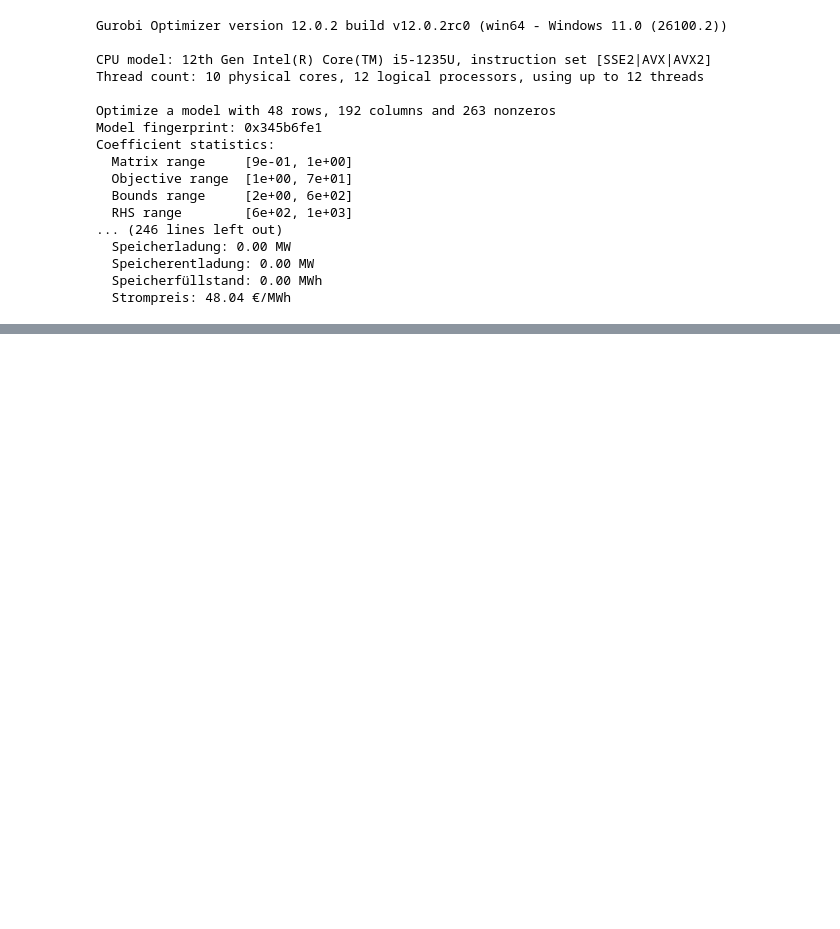
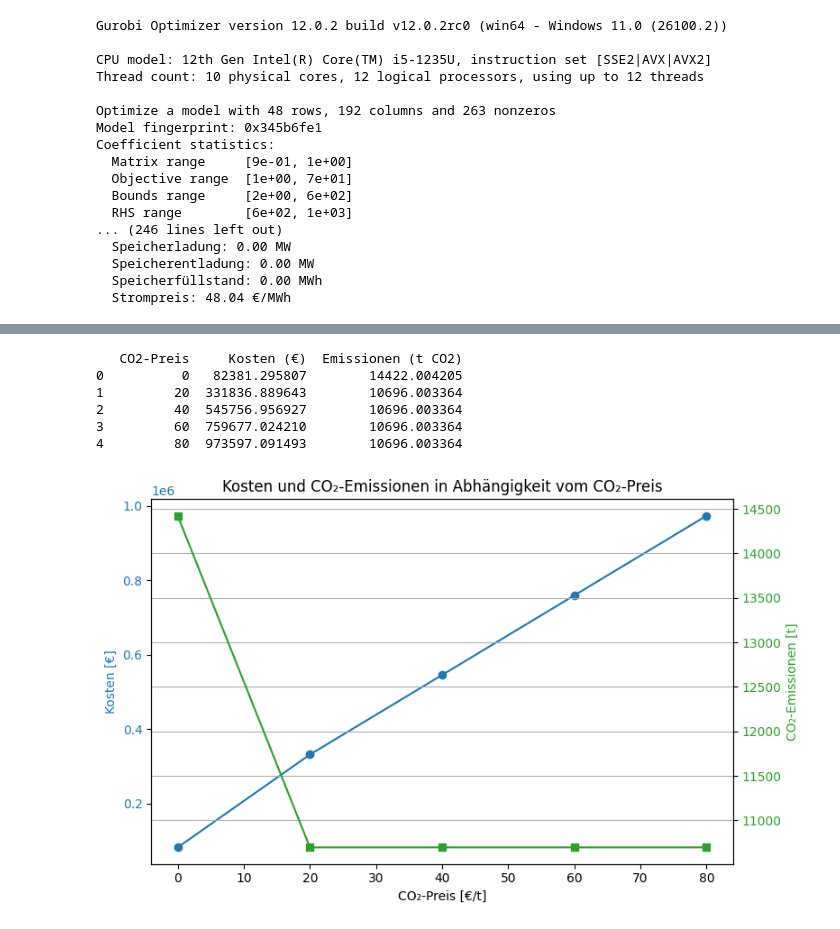
Before and after one commit to PeterGeyrhofer2103/Energiemodelle--Analysen, a Jupyter notebook: Exercise3/exercise3.ipynb, the cells around one changed output, grey strips where cells are left out. Drawn from its saved outputs; the diff is of its cells as text; code cells hidden in the pictures; blank space fills up the shorter version.

```diff
--- a/Exercise3/exercise3.ipynb
+++ b/Exercise3/exercise3.ipynb
@@ -216,7 +220,7 @@ strompreis_liste = []
 kraftwerksnamen = ["Wind","PV","GuD", "Gasturbine", "Kohle"]
 n_units = 5  # Anzahl Kraftwerke
 load = df_load['Last Winter [MW]']  # Beispiel-Lastkurve
-co2_faktoren = [0,0,CO2_ngas, CO2_ngas, CO2_coal]
+co2_faktoren = [0,0,CO2_gud, CO2_gas, CO2_coal]
 mc = [[mc_Wind]*T,[mc_PV]*T, [mc_gud] * T,[mc_gas] * T,[mc_coal] * T] # Grenzkosten
 
 # Maximale Leistung pro Einheit (z.B. 100 MW)
@@ -452,0 +771,13 @@ Coefficient statistics:
+# %%
+emissions_daten = []
+
+for t in range(T):
+    for i in range(n_units):
+        if co2_faktoren[i] > 0:
+            emissions_daten.append({
+                "Stunde": t,
+                "Kraftwerk": kraftwerksnamen[i],
+                "CO2 (t)": co2_faktoren[i] * p[i, t].X
+            })
+
+df_emissions = pd.DataFrame(emissions_daten)
@@ -452,0 +922,33 @@ Coefficient statistics:
+# %%
+df_results = pd.DataFrame(results)
+# %% [output]
+   CO2-Preis     Kosten (€)  Emissionen (t CO2)
+0          0   82381.295807        14422.004205
+1         20  331836.889643        10696.003364
+2         40  545756.956927        10696.003364
+3         60  759677.024210        10696.003364
+4         80  973597.091493        10696.003364
+# %%
+fig, ax1 = plt.subplots(figsize=(8, 5))
+
+# Erste Achse: Kosten
+color = 'tab:blue'
+ax1.set_xlabel('CO₂-Preis [€/t]')
+ax1.set_ylabel('Kosten [€]', color=color)
+ax1.plot(df_results["CO2-Preis"], df_results["Kosten (€)"], marker='o', color=color, label='Kosten')
+ax1.tick_params(axis='y', labelcolor=color)
+
+# Zweite Achse: Emissionen
+ax2 = ax1.twinx()
+color = 'tab:green'
+ax2.set_ylabel('CO₂-Emissionen [t]', color=color)
+ax2.plot(df_results["CO2-Preis"], df_results["Emissionen (t CO2)"], marker='s', color=color, label='Emissionen')
+ax2.tick_params(axis='y', labelcolor=color)
+
+# Titel und Layout
+plt.title("Kosten und CO₂-Emissionen in Abhängigkeit vom CO₂-Preis")
+fig.tight_layout()
+plt.grid(True)
+plt.show()
+# %% [output]
+[figure, added]
```
Also changed, not shown: parts of 32 cells of this notebook.
